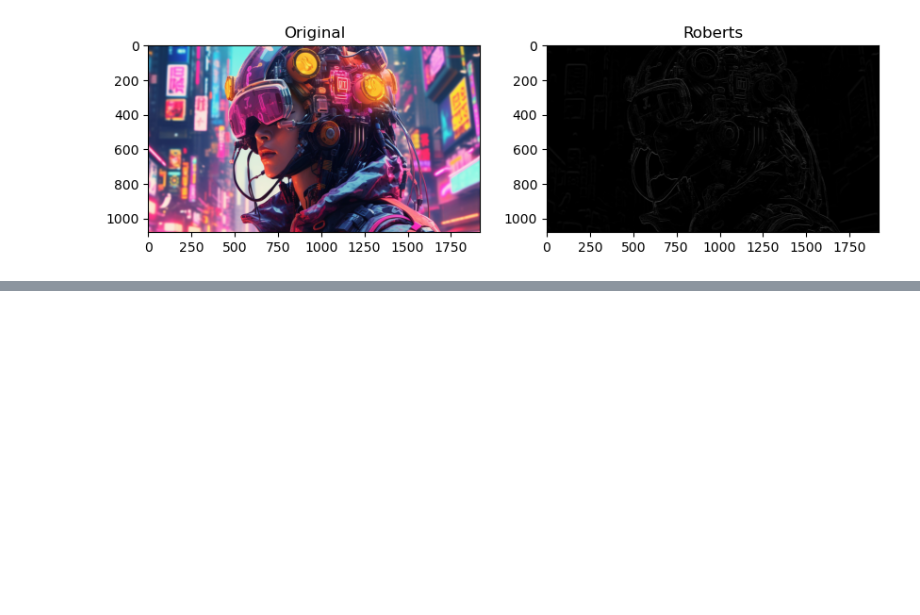
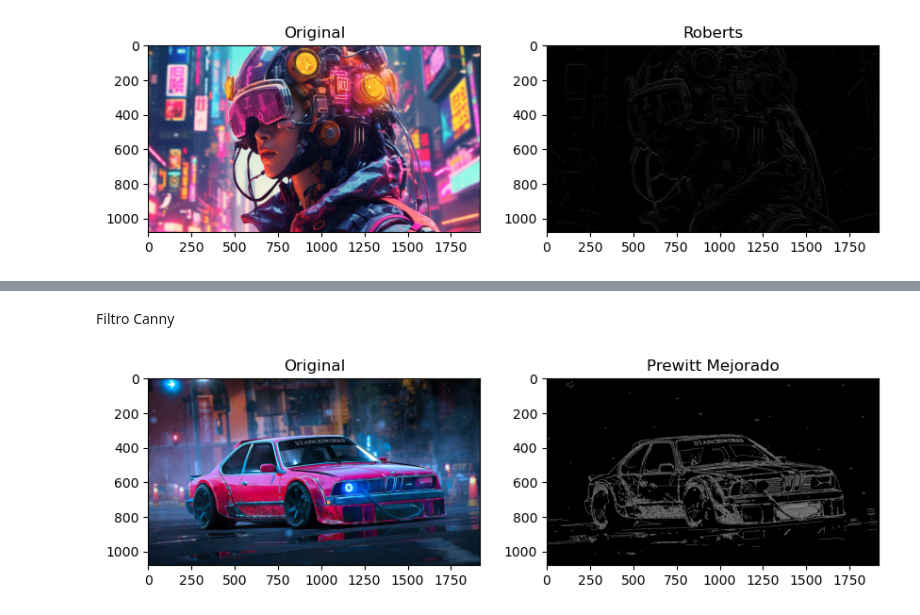
Before and after one commit to Sunner-01/PDI26, a Jupyter notebook: Clase_virtual/clase_virtual.ipynb, the cells around one changed output, grey strips where cells are left out. Saved outputs shown, nothing was run; the diff lists cells and outputs as text; code cells hidden in the pictures; blank space fills up the shorter version.

```diff
--- a/Clase_virtual/clase_virtual.ipynb
+++ b/Clase_virtual/clase_virtual.ipynb
@@ -196,0 +272,29 @@ plt.show()
+# %% [markdown]
+Filtro Canny
+# %%
+import cv2
+import numpy as np
+import matplotlib.pyplot as plt
+
+def filtro_canny(img,umbral_bajo=100,umbral_alto=200):
+    img_gris=cv2.cvtColor(img,cv2.COLOR_BGR2GRAY)
+    canny=cv2.Canny(img_gris,umbral_bajo,umbral_alto)
+    return canny
+
+img=cv2.imread('BMW 635.jpg.jpeg')
+
+resultado=filtro_canny(img)
+
+plt.figure(figsize=(10,5))
+
+plt.subplot(1,2,1)
+plt.imshow(cv2.cvtColor(img,cv2.COLOR_BGR2RGB))
+plt.title('Original')
+
+plt.subplot(1,2,2)
+plt.imshow(resultado,cmap='gray')
+plt.title('Prewitt Mejorado')
+
+plt.show()
+# %% [output]
+[figure, added]
```
Also changed, not shown: parts of 4 cells of this notebook, 5 other files.
